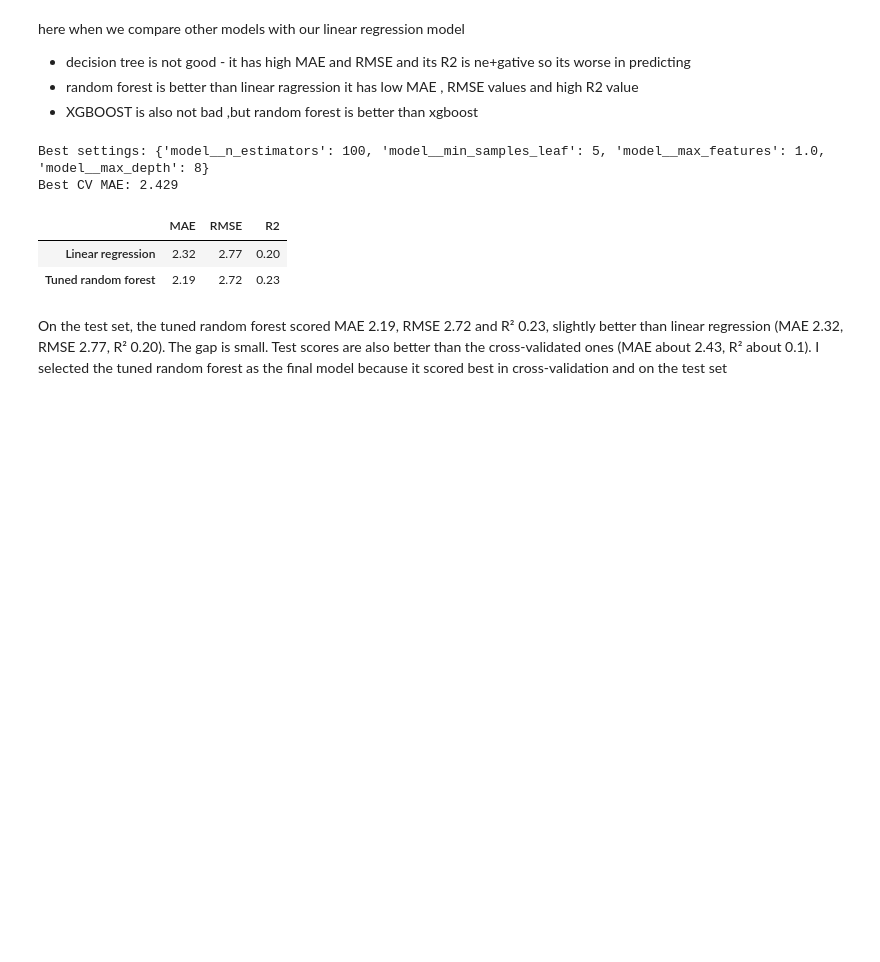
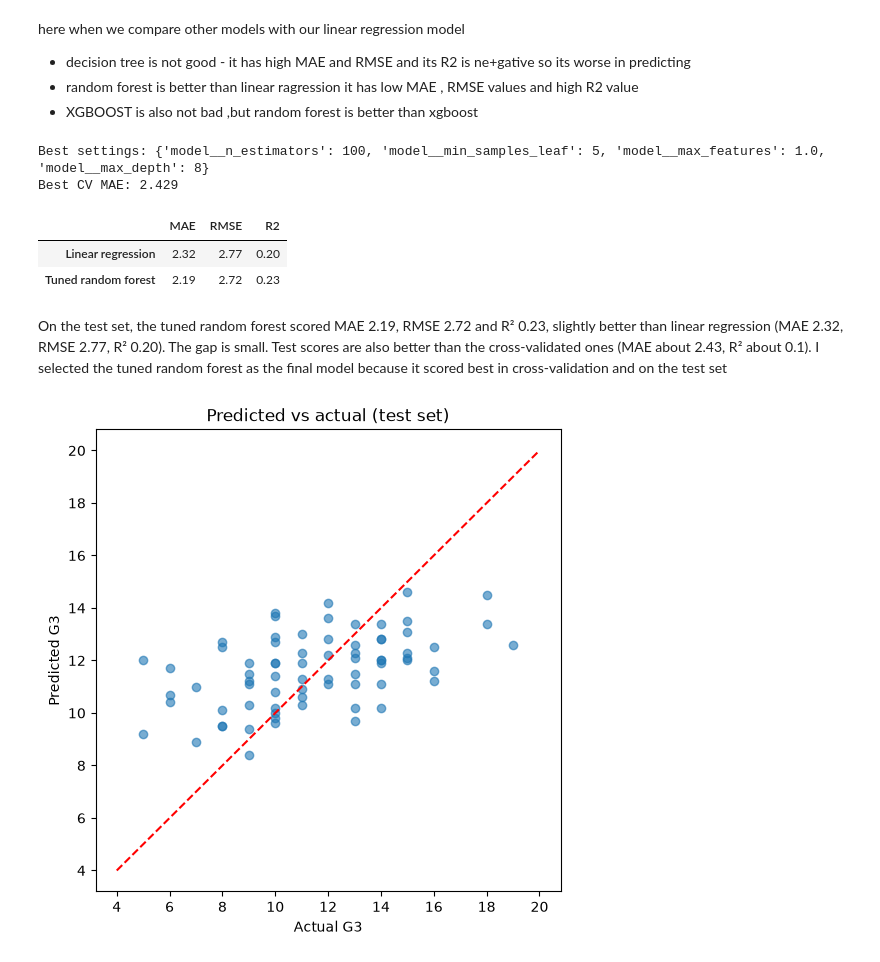
Before and after one commit to dhanushhh13/smart-student-study-planner, a Jupyter notebook: notebooks/02_modeling.ipynb, the cells around one changed output. Cells and saved outputs as stored; diff of their text form; code cells hidden in the pictures; blank space fills up the shorter version.

Commit message:
Add error analysis

```diff
--- a/notebooks/02_modeling.ipynb
+++ b/notebooks/02_modeling.ipynb
@@ -169,3 +169,23 @@ pd.DataFrame(final).T.round(2)
 | Tuned random forest | 2.19 | 2.72 | 0.23 |
 # %% [markdown]
 On the test set, the tuned random forest scored MAE 2.19, RMSE 2.72 and R² 0.23, slightly better than linear regression (MAE 2.32, RMSE 2.77, R² 0.20). The gap is small. Test scores are also better than the cross-validated ones (MAE about 2.43, R² about 0.1). I selected the tuned random forest as the final model because it scored best in cross-validation and on the test set
+# %%
+pred = best_rf.predict(X_test)
+
+errors = X_test.copy()
+errors["actual"] = y_test
+errors["predicted"] = pred.round(1)
+errors["error"] = (pred - y_test).round(1)
+errors["abs_error"] = errors["error"].abs()
+# %%
+import matplotlib.pyplot as plt
+
+plt.figure(figsize=(6, 6))
+plt.scatter(errors["actual"], errors["predicted"], alpha=0.6)
+plt.plot([4, 20], [4, 20], "r--")
+plt.xlabel("Actual G3")
+plt.ylabel("Predicted G3")
+plt.title("Predicted vs actual (test set)")
+plt.show()
+# %% [output]
+[figure, added]
```
Also changed, not shown: parts of 4 cells of this notebook.
